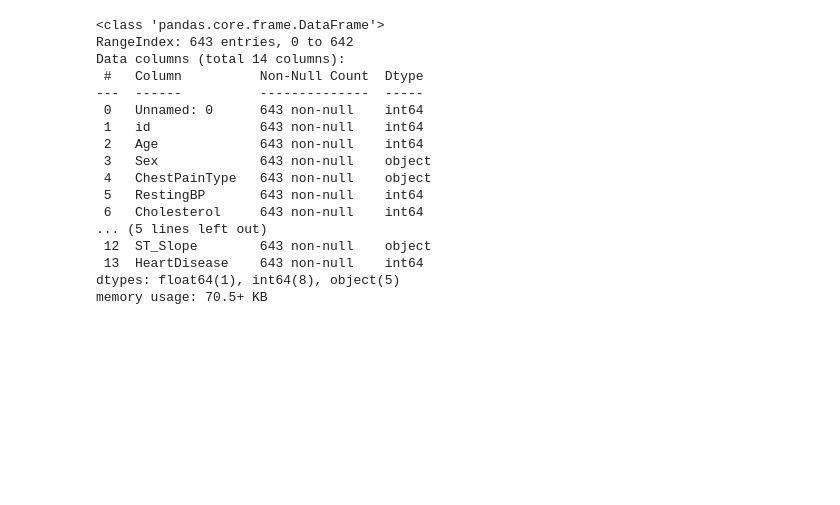
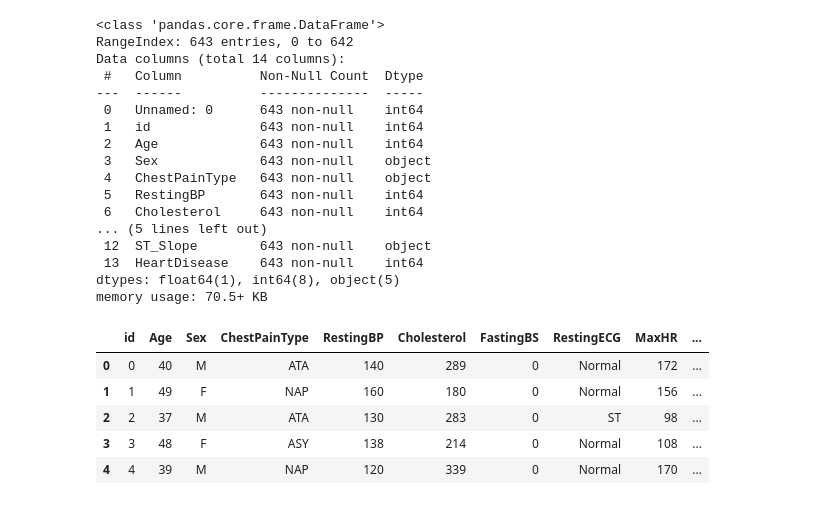
Before and after one commit to Morganh201/HeartDisease, a Jupyter notebook: Untitled.ipynb, the cells around one changed output. Drawn from its saved outputs; the diff is of its cells as text; code cells hidden in the pictures; blank space fills up the shorter version.

```diff
--- a/Untitled.ipynb
+++ b/Untitled.ipynb
@@ -33,3 +38,13 @@ Data columns (total 14 columns):
  13  HeartDisease    643 non-null    int64
 dtypes: float64(1), int64(8), object(5)
 memory usage: 70.5+ KB
+# %%
+df = df.drop('Unnamed: 0', axis=1)
+df.head()
+# %% [output]
+|  | id | Age | Sex | ChestPainType | RestingBP | Cholesterol | FastingBS | RestingECG | MaxHR | ... |
+| 0 | 0 | 40 | M | ATA | 140 | 289 | 0 | Normal | 172 | ... |
+| 1 | 1 | 49 | F | NAP | 160 | 180 | 0 | Normal | 156 | ... |
+| 2 | 2 | 37 | M | ATA | 130 | 283 | 0 | ST | 98 | ... |
+| 3 | 3 | 48 | F | ASY | 138 | 214 | 0 | Normal | 108 | ... |
+| 4 | 4 | 39 | M | NAP | 120 | 339 | 0 | Normal | 170 | ... |
```
Also changed, not shown: parts of 6 cells of this notebook.
